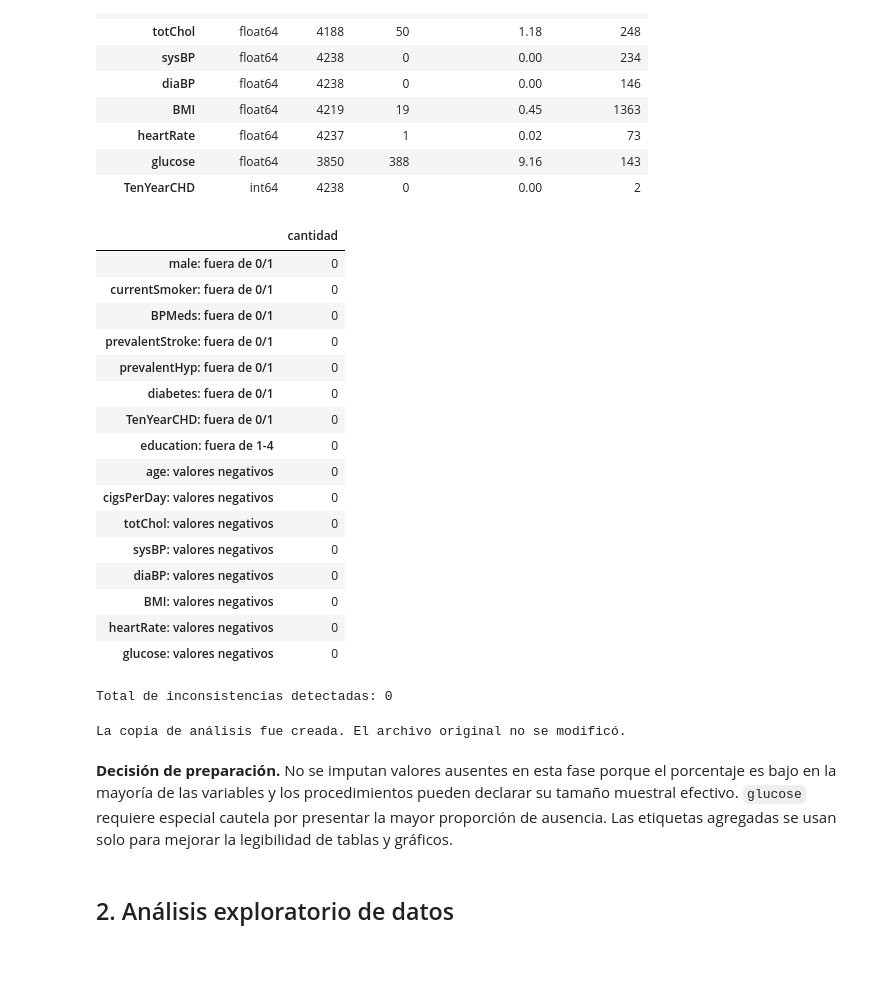
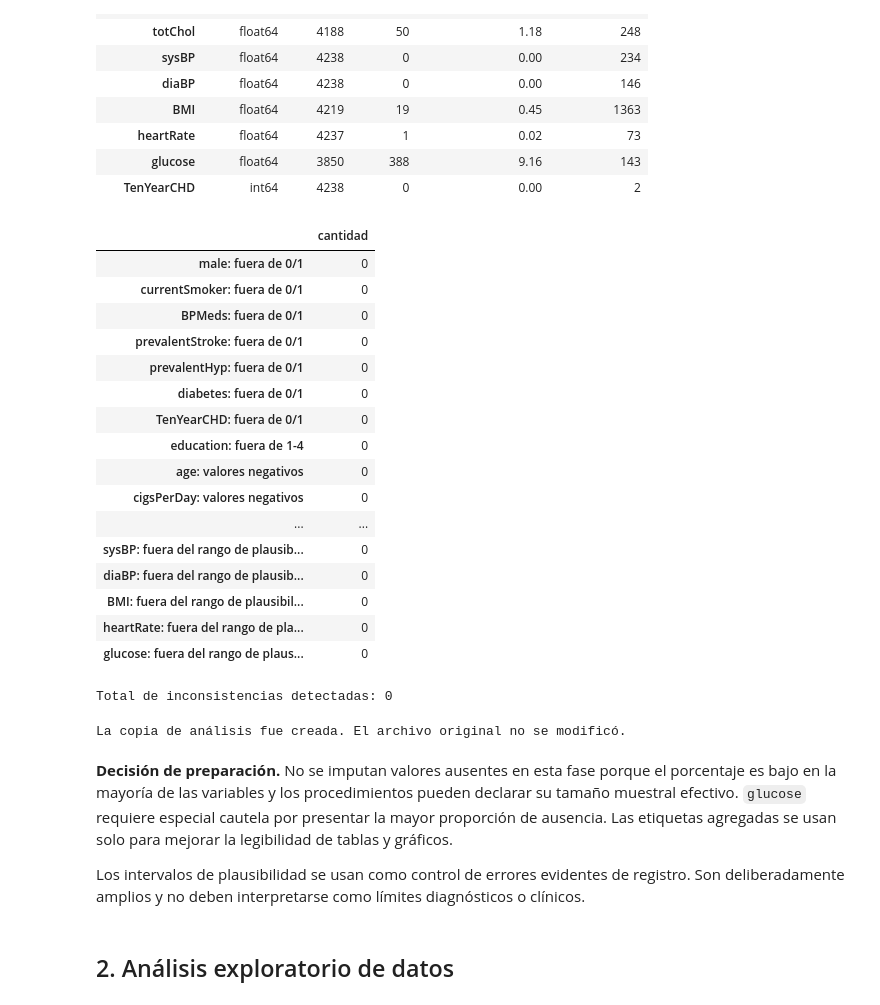
Before and after one commit to alexander-seor/MCDI501-Proyecto-Framingham, a Jupyter notebook: fase-2/sumativa-1/notebooks/sumativa_1_framingham.ipynb, the cells around one changed output. Saved outputs shown, nothing was run; the diff lists cells and outputs as text; code cells hidden in the pictures; blank space fills up the shorter version.

```diff
--- a/fase-2/sumativa-1/notebooks/sumativa_1_framingham.ipynb
+++ b/fase-2/sumativa-1/notebooks/sumativa_1_framingham.ipynb
@@ -162,40 +162,59 @@ binarias = [
     "prevalentHyp", "diabetes", "TenYearCHD"
 ]
 positivas = ["age", "cigsPerDay", "totChol", "sysBP", "diaBP", "BMI", "heartRate", "glucose"]
+
+# Intervalos amplios usados solo para detectar errores evidentes de registro.
+# No representan puntos de corte diagnósticos.
+rangos_plausibles = {
+    "age": (18, 100),
+    "cigsPerDay": (0, 100),
+    "totChol": (50, 800),
+    "sysBP": (60, 350),
+    "diaBP": (30, 200),
+    "BMI": (10, 80),
+    "heartRate": (30, 220),
+    "glucose": (20, 600),
+}
 
 inconsistencias = {}
 for columna in binarias:
     inconsistencias[f"{columna}: fuera de 0/1"] = int(
         (~df[columna].dropna().isin([0, 1])).sum()
     )
 
 inconsistencias["education: fuera de 1-4"] = int(
     (~df["education"].dropna().isin([1, 2, 3, 4])).sum()
 )
 for columna in positivas:
     inconsistencias[f"{columna}: valores negativos"] = int((df[columna].dropna() < 0).sum())
 
+for columna, (limite_inferior, limite_superior) in rangos_plausibles.items():
+    serie = df[columna].dropna()
+    inconsistencias[f"{columna}: fuera del rango de plausibilidad"] = int(
+        ((serie < limite_inferior) | (serie > limite_superior)).sum()
+    )
+
 reporte_inconsistencias = pd.Series(inconsistencias, name="cantidad").to_frame()
 display(reporte_inconsistencias)
 print("Total de inconsistencias detectadas:", int(reporte_inconsistencias["cantidad"].sum()))
 # %% [output]
 |  | cantidad |
 | male: fuera de 0/1 | 0 |
 | currentSmoker: fuera de 0/1 | 0 |
 | BPMeds: fuera de 0/1 | 0 |
 | prevalentStroke: fuera de 0/1 | 0 |
 | prevalentHyp: fuera de 0/1 | 0 |
 | diabetes: fuera de 0/1 | 0 |
 | TenYearCHD: fuera de 0/1 | 0 |
 | education: fuera de 1-4 | 0 |
 | age: valores negativos | 0 |
 | cigsPerDay: valores negativos | 0 |
-| totChol: valores negativos | 0 |
-| sysBP: valores negativos | 0 |
-| diaBP: valores negativos | 0 |
-| BMI: valores negativos | 0 |
-| heartRate: valores negativos | 0 |
-| glucose: valores negativos | 0 |
+| ... | ... |
+| sysBP: fuera del rango de plausib... | 0 |
+| diaBP: fuera del rango de plausib... | 0 |
+| BMI: fuera del rango de plausibil... | 0 |
+| heartRate: fuera del rango de pla... | 0 |
+| glucose: fuera del rango de plaus... | 0 |
 Total de inconsistencias detectadas: 0
 # %%
 df_analisis = df.copy()
@@ -214,6 +233,9 @@ La copia de análisis fue creada. El archivo original no se modificó.
 la mayoría de las variables y los procedimientos pueden declarar su tamaño muestral efectivo. `glucose`
 requiere especial cautela por presentar la mayor proporción de ausencia. Las etiquetas agregadas se usan
 solo para mejorar la legibilidad de tablas y gráficos.
+
+Los intervalos de plausibilidad se usan como control de errores evidentes de registro. Son deliberadamente
+amplios y no deben interpretarse como límites diagnósticos o clínicos.
 # %% [markdown]
 ## 2. Análisis exploratorio de datos
 # %% [markdown]
```
Also changed, not shown: parts of 10 cells of this notebook, 2 other files.
